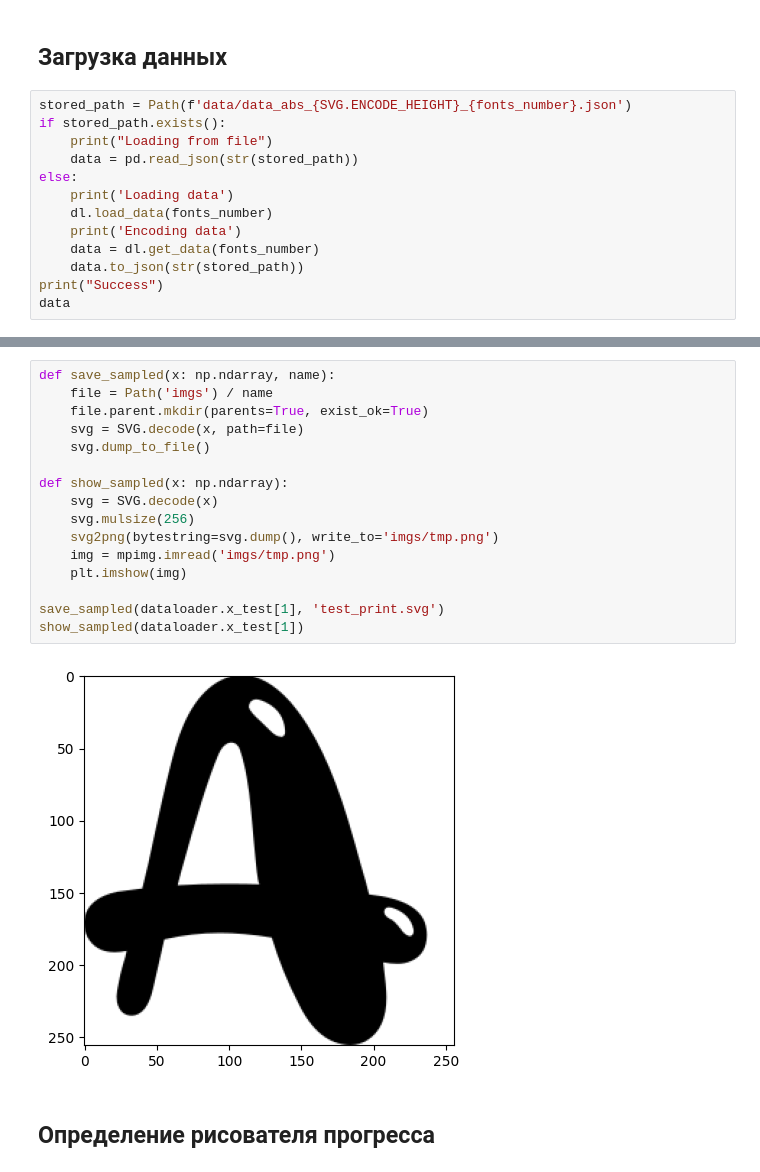
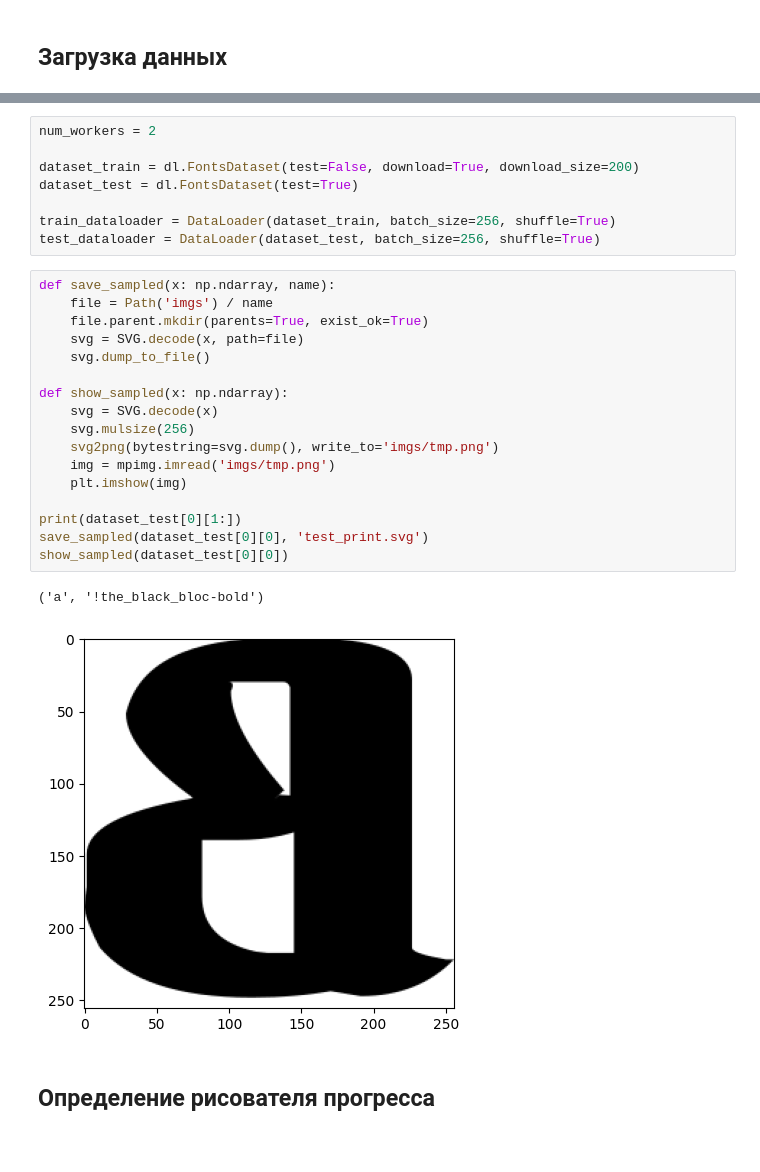
Before and after one commit to flydzen/diploma, a Jupyter notebook: main_difuse.ipynb, the cells around one changed output, grey strips where cells are left out. Saved outputs shown, nothing was run; the diff lists cells and outputs as text; blank space fills up the shorter version.

Commit message:
pytorch Dataset and Dataloader

```diff
--- a/main_difuse.ipynb
+++ b/main_difuse.ipynb
@@ -69,16 +70,3 @@ print(f'Device: {device}')
 Device: cuda
 # %% [markdown]
 ## Загрузка данных
-# %%
-stored_path = Path(f'data/data_abs_{SVG.ENCODE_HEIGHT}_{fonts_number}.json')
-if stored_path.exists():
-    print("Loading from file")
-    data = pd.read_json(str(stored_path))
-else:
-    print('Loading data')
-    dl.load_data(fonts_number)
-    print('Encoding data')
-    data = dl.get_data(fonts_number)
-    data.to_json(str(stored_path))
-print("Success")
-data
@@ -126,21 +73,31 @@ dataloader = Dataloader(data, test_size=0.15, shuffle=True)
+# %%
+num_workers = 2
+
+dataset_train = dl.FontsDataset(test=False, download=True, download_size=200)
+dataset_test = dl.FontsDataset(test=True)
+
+train_dataloader = DataLoader(dataset_train, batch_size=256, shuffle=True)
+test_dataloader = DataLoader(dataset_test, batch_size=256, shuffle=True)
 # %%
 def save_sampled(x: np.ndarray, name):
     file = Path('imgs') / name
     file.parent.mkdir(parents=True, exist_ok=True)
     svg = SVG.decode(x, path=file)
     svg.dump_to_file()
 
 def show_sampled(x: np.ndarray):
     svg = SVG.decode(x)
     svg.mulsize(256)
     svg2png(bytestring=svg.dump(), write_to='imgs/tmp.png')
     img = mpimg.imread('imgs/tmp.png')
     plt.imshow(img)
 
-save_sampled(dataloader.x_test[1], 'test_print.svg')
-show_sampled(dataloader.x_test[1])
+print(dataset_test[0][1:])
+save_sampled(dataset_test[0][0], 'test_print.svg')
+show_sampled(dataset_test[0][0])
 # %% [output]
+('a', '!the_black_bloc-bold')
-[figure, old version]
+[figure, new version]
 # %% [markdown]
 ## Определение рисователя прогресса
 # %%
```
Also changed, not shown: parts of 11 cells of this notebook, 2 other files.
